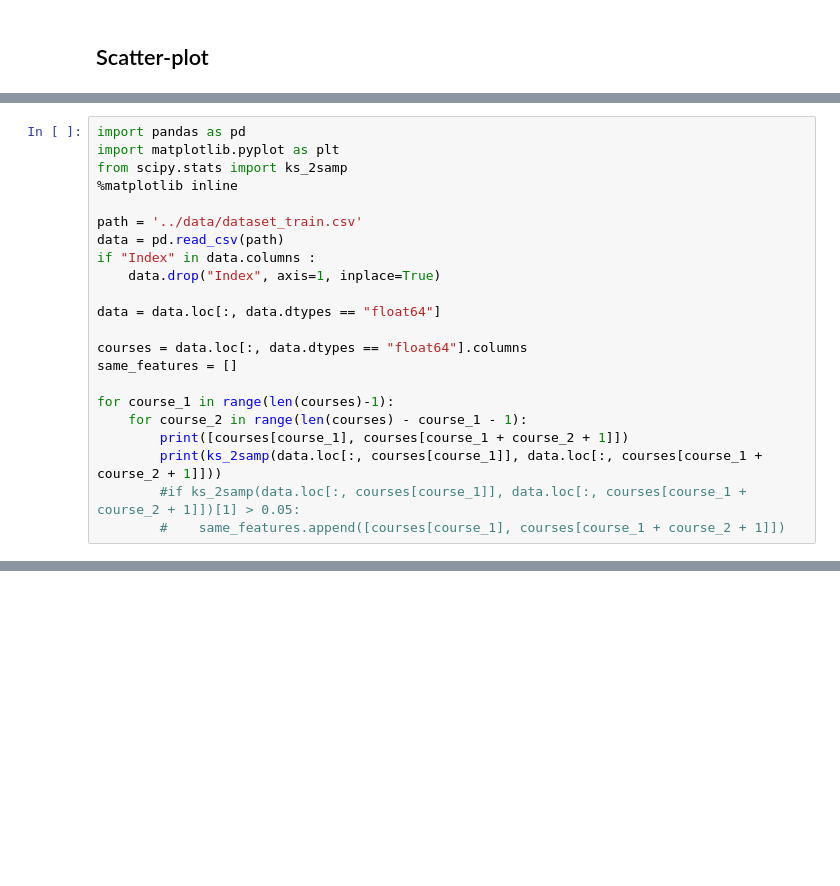
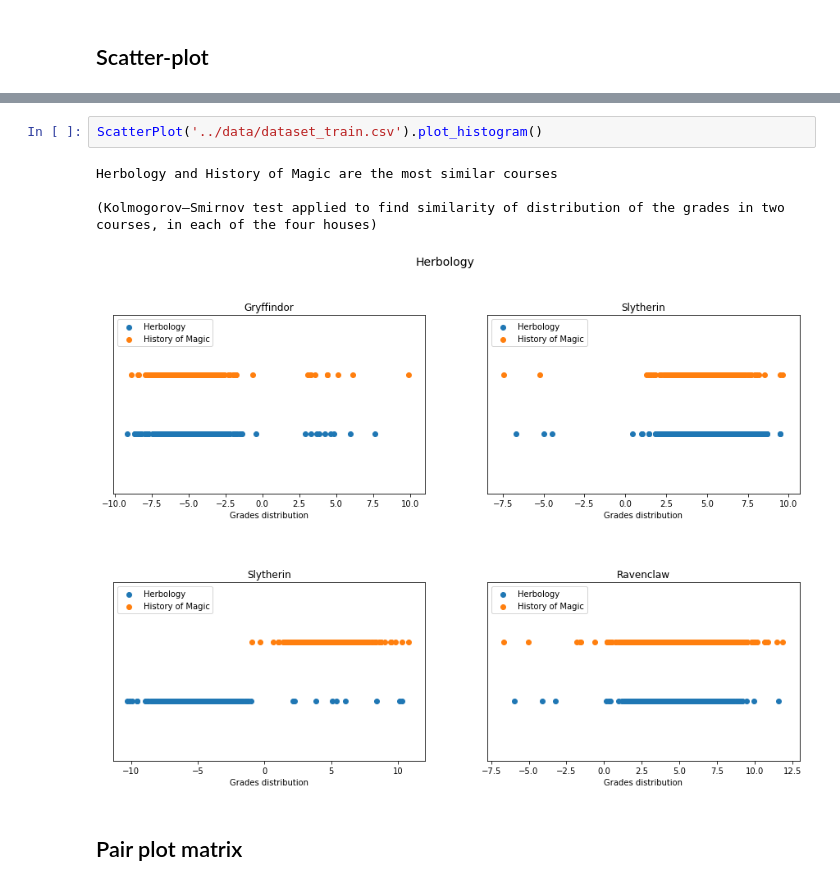
Before and after one commit to peloyeje/42-logistic-regression, a Jupyter notebook: notebooks/scrapbook.ipynb, the cells around one changed output, grey strips where cells are left out. Saved outputs shown, nothing was run; the diff lists cells and outputs as text; blank space fills up the shorter version.

Commit message:
Started work on pair plot

```diff
--- a/notebooks/scrapbook.ipynb
+++ b/notebooks/scrapbook.ipynb
@@ -252,22 +183,0 @@ SyntaxError: invalid syntax (<ipython-input-2-328499cc5dc7>, line 21)
-# %%
-import pandas as pd
-import matplotlib.pyplot as plt
-from scipy.stats import ks_2samp
-%matplotlib inline
-
-path = '../data/dataset_train.csv'
-data = pd.read_csv(path)
-if "Index" in data.columns :
-    data.drop("Index", axis=1, inplace=True)
-
-data = data.loc[:, data.dtypes == "float64"]
-
-courses = data.loc[:, data.dtypes == "float64"].columns
-same_features = []
-
-for course_1 in range(len(courses)-1):
-    for course_2 in range(len(courses) - course_1 - 1):
-        print([courses[course_1], courses[course_1 + course_2 + 1]])
-        print(ks_2samp(data.loc[:, courses[course_1]], data.loc[:, courses[course_1 + course_2 + 1]]))
-        #if ks_2samp(data.loc[:, courses[course_1]], data.loc[:, courses[course_1 + course_2 + 1]])[1] > 0.05:
-        #    same_features.append([courses[course_1], courses[course_1 + course_2 + 1]])
@@ -305,0 +251,9 @@ data['History of Magic'].hist()
+# %%
+ScatterPlot('../data/dataset_train.csv').plot_histogram()
+# %% [output]
+Herbology and History of Magic are the most similar courses
+
+(Kolmogorov–Smirnov test applied to find similarity of distribution of the grades in two courses, in each of the four houses)
+[figure, added]
+# %% [markdown]
+## Pair plot matrix
```
Also changed, not shown: parts of 8 cells of this notebook, 1 other file.
